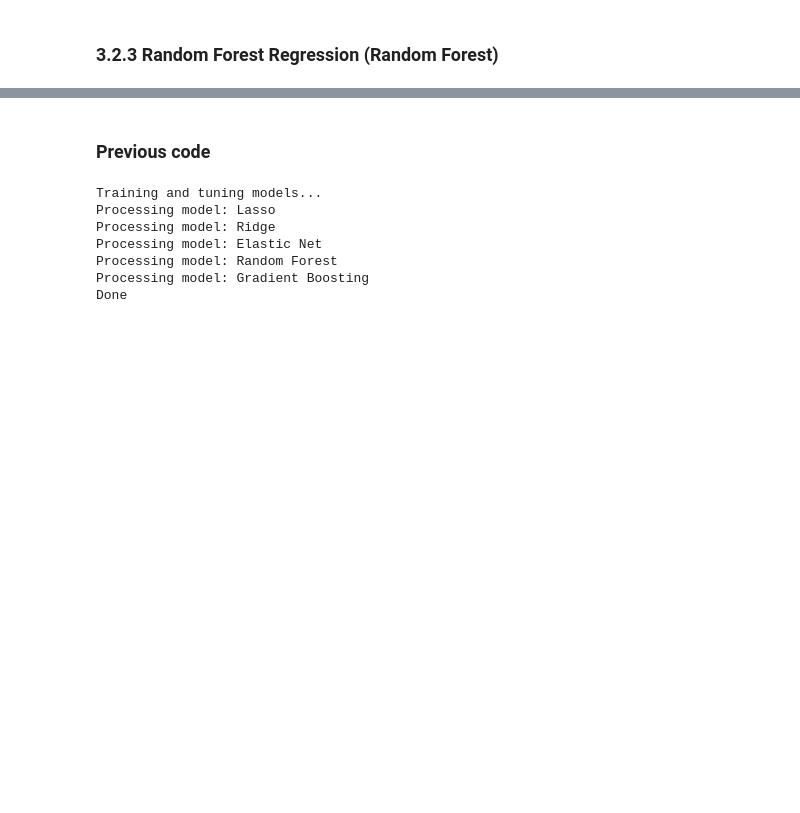
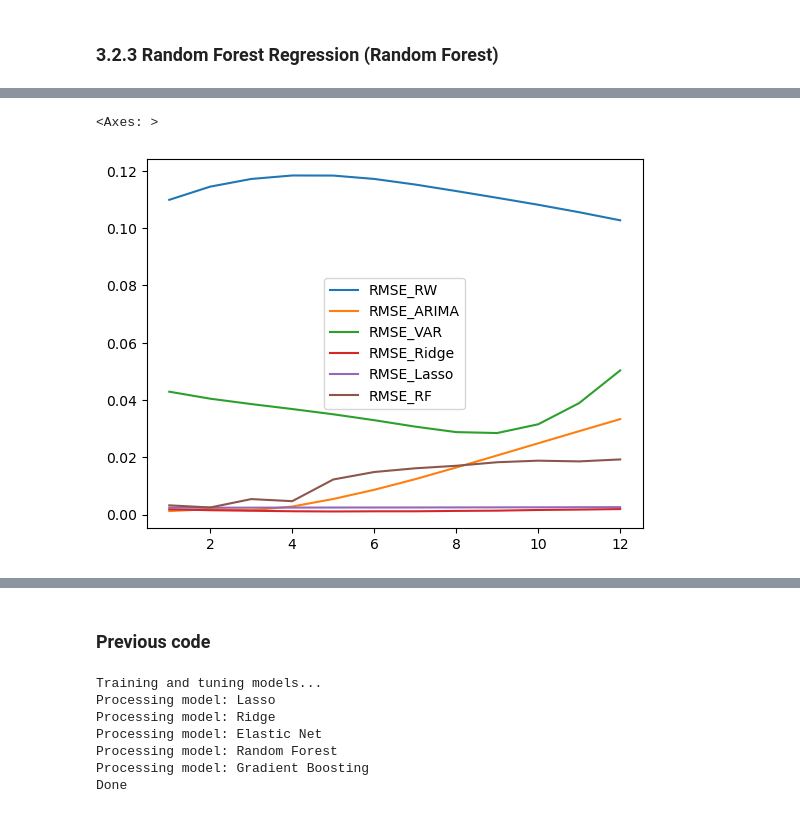
Before and after one commit to estcab00/inflation-prediction, a Jupyter notebook: code/headline_inflation/2019/3_RegressionML_H19.ipynb, the cells around one changed output, grey strips where cells are left out. Cells and saved outputs as stored; diff of their text form; code cells hidden in the pictures; blank space fills up the shorter version.

```diff
--- a/code/headline_inflation/2019/3_RegressionML_H19.ipynb
+++ b/code/headline_inflation/2019/3_RegressionML_H19.ipynb
@@ -562,0 +530,7 @@ pd.concat([RMSE_rw, RMSE_arima, RMSE_var, RMSE_ridge, RMSE_lasso], axis=1).plot(
+# %%
+y_pred = best_model.predict( X_test )
+y_pred = pd.Series(y_pred, index = y_test.index)
+# %%
+results = pd.concat([y_pred, y_test],axis=1)
+results.rename(columns={'CPI': 'Actual', 0: 'Predicted'}, inplace=True)
+results
@@ -562,0 +552,7 @@ pd.concat([RMSE_rw, RMSE_arima, RMSE_var, RMSE_ridge, RMSE_lasso], axis=1).plot(
+# %%
+RMSE_rf, MAPE_rf = get_metrics(results, 'RF')
+# %%
+pd.concat([RMSE_rw, RMSE_arima, RMSE_var, RMSE_ridge, RMSE_lasso, RMSE_rf], axis=1).plot()
+# %% [output]
+<Axes: >
+[figure, added]
```
Also changed, not shown: parts of 23 cells of this notebook, 3 other files.
